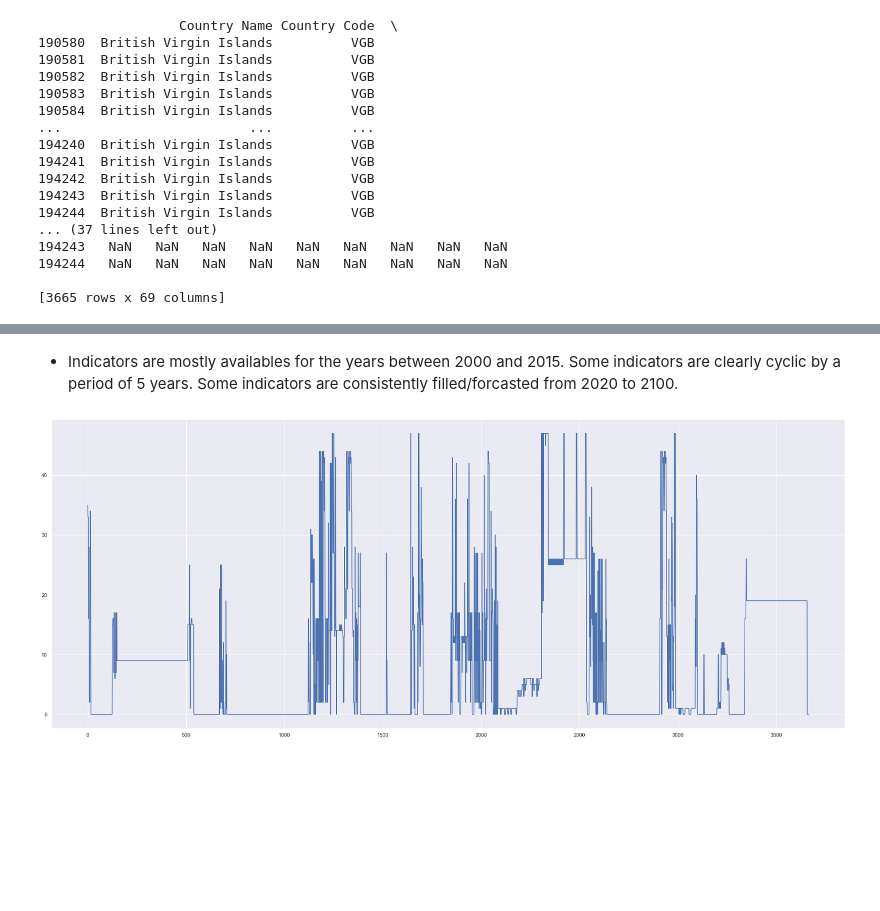
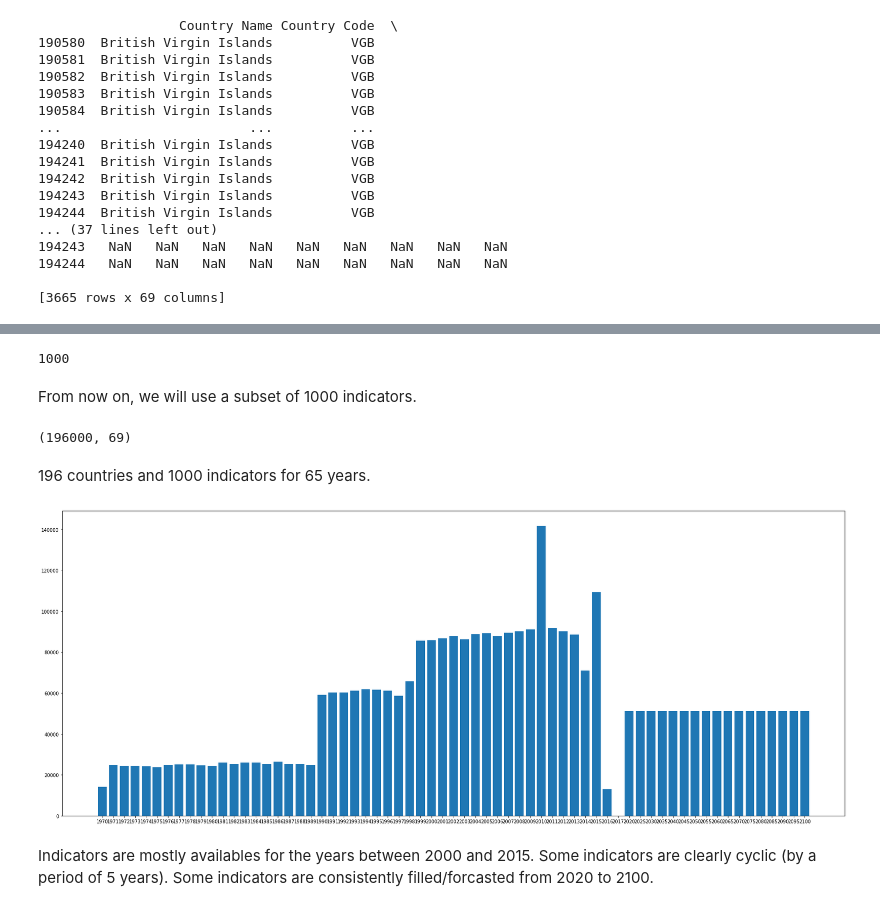
Before and after one commit to lsiksous/ocds, a Jupyter notebook: p2/P2_01_notebook.ipynb, the cells around one changed output, grey strips where cells are left out. Saved outputs shown, nothing was run; the diff lists cells and outputs as text; code cells hidden in the pictures; blank space fills up the shorter version.

```diff
--- a/p2/P2_01_notebook.ipynb
+++ b/p2/P2_01_notebook.ipynb
@@ -134,14 +141,12 @@ print(country[country['Long Name'].str.contains('Islands')])
 france = data[data['Country Code'] == 'FRA']
 indicators = france['Indicator Code'].unique()
 years = france[france.columns[4:]]
+
+# There is 3665 indicators
 num_ind = years.shape[0]
+
+# There is 65 columns of yearly data
 num_years = years.shape[1]
-years=years.columns
 
-na_rows = []
-for i in indicators:
-    na_rows.append(num_years - int(france[france['Indicator Code'] == i].isnull().sum(axis=1)))
-
-na_cols = []
-for i in years:
-    na_cols.append(num_ind - int(france[i].isnull().sum(axis=0)))
+# list of years
+years = years.columns
@@ -166,8 +155,42 @@ plt.show()
+# %%
+unusable_indicators = []
+
+# filling rate
+rate = 0.8
+threshold = num_years - round(num_years * rate, 0)
+
+for i in indicators:
+    # non missing values by indicator (row)
+    na_row = num_years - int(france[france['Indicator Code'] == i].isnull().sum(axis=1))
+    if na_row <= threshold:
+        unusable_indicators.append(i)
+
+num_ind = num_ind - len(unusable_indicators)
+print(num_ind)
+# %% [output]
+1000
+# %% [markdown]
+From now on, we will use a subset of 1000 indicators.
+# %%
+for i in unusable_indicators:
+    ids = data[data['Indicator Code'] == i].index
+    data.drop(ids, inplace=True)
+# %%
+data.shape
+# %% [output]
+(196000, 69)
+# %% [markdown]
+196 countries and 1000 indicators for 65 years.
+# %%
+# non missing values by year (column)
+na_cols = []
+for i in years:
+    na_cols.append((num_ind * 196) - int(data[i].isnull().sum(axis=0)))
+
+plt.figure(figsize = (30,12))
+plt.bar(years,na_cols)
+plt.show()
+# %% [output]
+[figure, added]
 # %% [markdown]
-- Indicators are mostly availables for the years between 2000 and 2015. Some indicators are clearly cyclic by a period of 5 years. Some indicators are consistently filled/forcasted from 2020 to 2100.
+Indicators are mostly availables for the years between 2000 and 2015. Some indicators are clearly cyclic (by a period of 5 years). Some indicators are consistently filled/forcasted from 2020 to 2100.
-# %%
-plt.figure(figsize = (30,12))
-plt.plot(na_rows)
-plt.show()
-# %% [output]
-[figure, removed]
```
Also changed, not shown: parts of 29 cells of this notebook, 1 other file.
